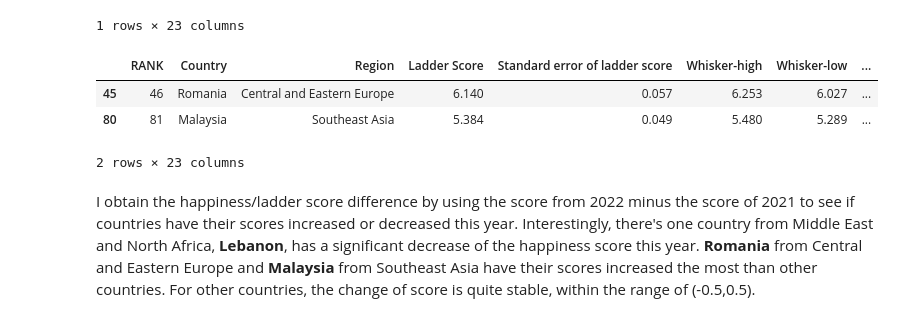
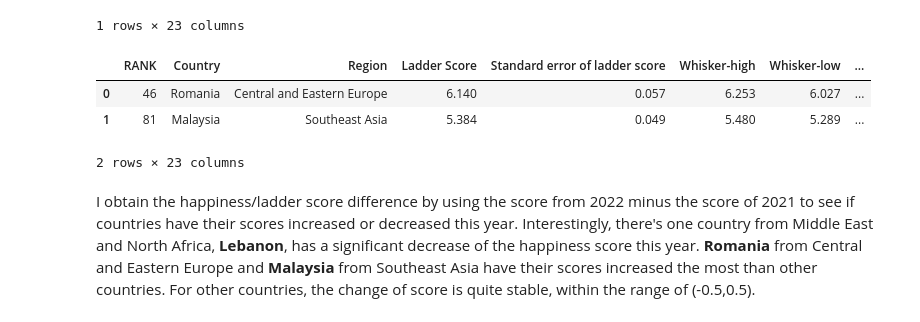
Before and after one commit to WilliamLu1999/Data-ML-Projects, a Jupyter notebook: world-happiness-data-and-statistical-analysis.ipynb, the cells around one changed output. Saved outputs shown, nothing was run; the diff lists cells and outputs as text; code cells hidden in the pictures.

```diff
--- a/world-happiness-data-and-statistical-analysis.ipynb
+++ b/world-happiness-data-and-statistical-analysis.ipynb
@@ -494,11 +502,14 @@ data2021.loc[data2021['2022 minus 2021 Score']<-1.5]
 | 122 | 123 | Lebanon | Middle East and North Africa | 4.584 | 0.055 | 4.691 | 4.477 | ... |
 1 rows × 23 columns
 # %%
-data2021.loc[data2021['2022 minus 2021 Score']>0.3]
+#data2021.loc[data2021['2022 minus 2021 Score']>0.3]
+query3 = 'SELECT * FROM data2021 WHERE "2022 minus 2021 Score">0.3 '
+c = sqldf(query3,locals())
+c
 # %% [output]
 |  | RANK | Country | Region | Ladder Score | Standard error of ladder score | Whisker-high | Whisker-low | ... |
-| 45 | 46 | Romania | Central and Eastern Europe | 6.140 | 0.057 | 6.253 | 6.027 | ... |
-| 80 | 81 | Malaysia | Southeast Asia | 5.384 | 0.049 | 5.480 | 5.289 | ... |
+| 0 | 46 | Romania | Central and Eastern Europe | 6.140 | 0.057 | 6.253 | 6.027 | ... |
+| 1 | 81 | Malaysia | Southeast Asia | 5.384 | 0.049 | 5.480 | 5.289 | ... |
 2 rows × 23 columns
 # %% [markdown]
 I obtain the happiness/ladder score difference by using the score from 2022 minus the score of 2021 to see if countries have their scores increased or decreased this year. Interestingly, there's one country from Middle East and North Africa, **Lebanon**, has a significant decrease of the happiness score this year. **Romania** from Central and Eastern Europe and **Malaysia** from Southeast Asia have their scores increased the most than other countries. For other countries, the change of score is quite stable, within the range of (-0.5,0.5).
```
Also changed, not shown: parts of 4 cells of this notebook.
